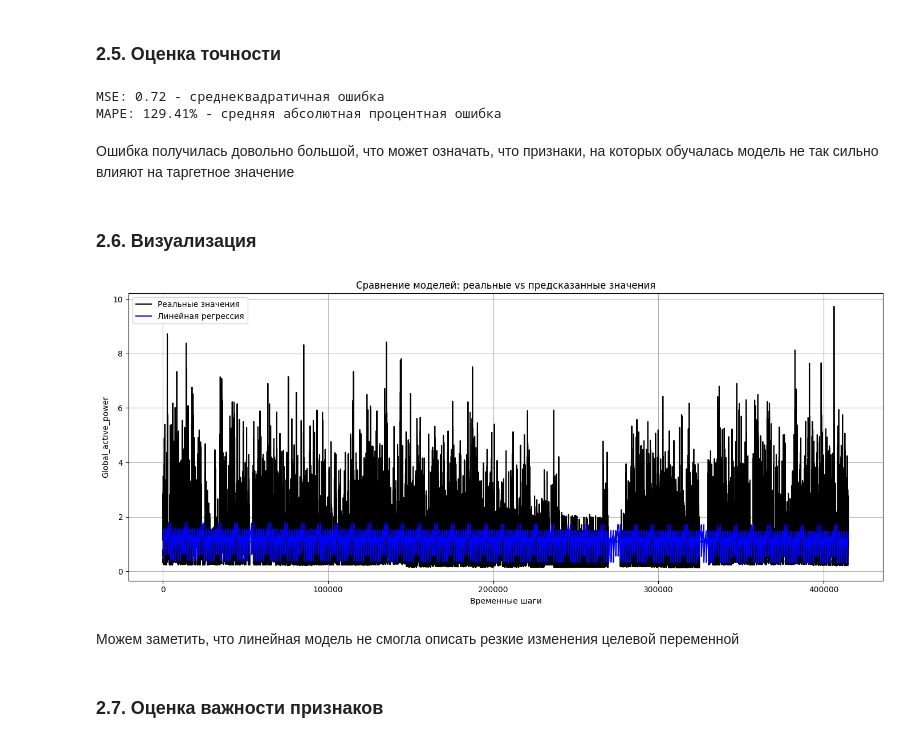
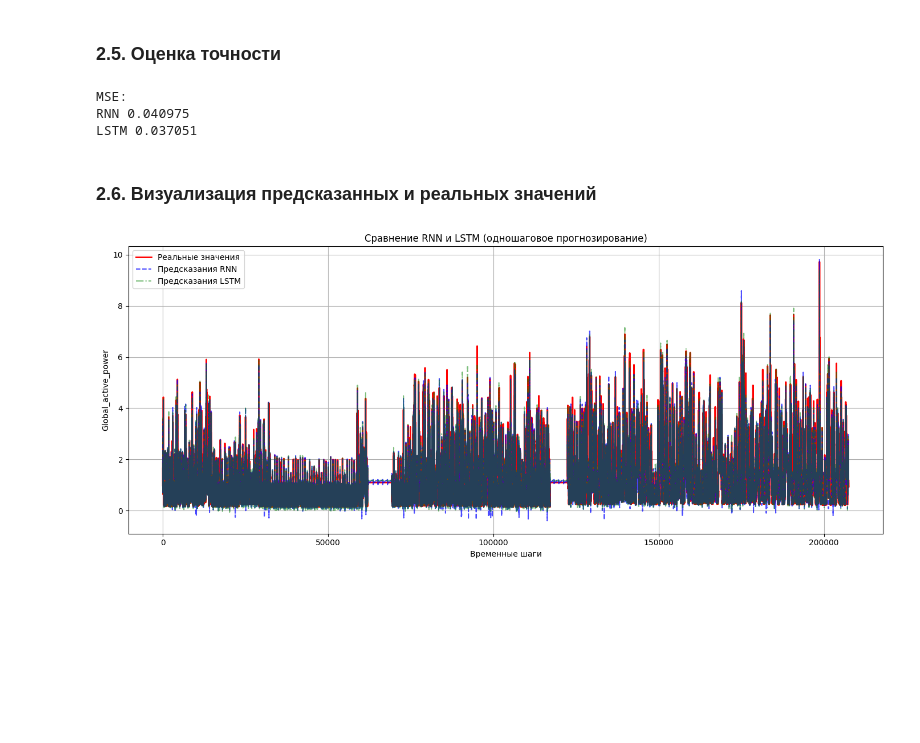
Before and after one commit to saitovmarat/Energy-Forecast, a Jupyter notebook: TS_Difference.ipynb, the cells around one changed output. Cells and saved outputs as stored; diff of their text form; code cells hidden in the pictures; blank space fills up the shorter version.

Commit message:
analyzed rnn and lstm models

```diff
--- a/TS_Difference.ipynb
+++ b/TS_Difference.ipynb
@@ -57,0 +89,7 @@ LinearRegression()
+# %%
+history_lstm = model_lstm.fit(
+    X_train, y_train,
+    epochs=5,
+    batch_size=256,
+    validation_data=(X_val, y_val)
+)
@@ -61,0 +120,3 @@ y_pred_lr_scaled = lr_model.predict(X_test_lr)
+# %%
+y_pred_rnn_scaled = model_rnn.predict(X_test)
+y_pred_lstm_scaled = model_lstm.predict(X_test)
@@ -73,32 +128,34 @@ y_pred_lr_unscaled = denormalize(scaler, y_pred_lr_scaled, target_feature, df.co
+# %%
+y_pred_rnn_unscaled = denormalize_one_step(scaler, y_pred_rnn_scaled, target_feature, df.columns)
+y_pred_lstm_unscaled = denormalize_one_step(scaler, y_pred_lstm_scaled, target_feature, df.columns)
 # %% [markdown]
 ### 2.5. Оценка точности
-# %%
-mse_lr = mean_squared_error(real_values, y_pred_lr_unscaled)
-mape_lr = mean_absolute_percentage_error(real_values, y_pred_lr_unscaled)
-
-print(f"MSE: {mse_lr:.2f} - среднеквадратичная ошибка")
-print(f"MAPE: {mape_lr * 100:.2f}% - cредняя абсолютная процентная ошибка")
-# %% [output]
-MSE: 0.72 - среднеквадратичная ошибка
-MAPE: 129.41% - cредняя абсолютная процентная ошибка
-# %% [markdown]
-Ошибка получилась довольно большой, что может означать, что признаки, на которых обучалась модель не так сильно влияют на таргетное значение
+# %%
+y_test_real_unscaled = denormalize_one_step(scaler, y_test, target_feature, df.columns)
+
+mse_rnn = mean_squared_error(y_test_real_unscaled, y_pred_rnn_unscaled)
+mse_lstm = mean_squared_error(y_test_real_unscaled, y_pred_lstm_unscaled)
+
+print('MSE:')
+print(f'RNN {mse_rnn:.6f}')
+print(f'LSTM {mse_lstm:.6f}')
+# %% [output]
+MSE:
+RNN 0.040975
+LSTM 0.037051
 # %% [markdown]
-### 2.6. Визуализация
+### 2.6. Визуализация предсказанных и реальных значений
 # %%
 plt.figure(figsize=(14, 6))
-plt.plot(real_values, label='Реальные значения', color='black')
-plt.plot(y_pred_lr_unscaled, label='Линейная регрессия', color='blue')
-plt.title('Сравнение моделей: реальные vs предсказанные значения')
+plt.plot(y_test_real_unscaled, label='Реальные значения', color='red', linewidth=2, alpha=1)
+plt.plot(y_pred_rnn_unscaled, label='Предсказания RNN', color='blue', linestyle='--', alpha=0.7)
+plt.plot(y_pred_lstm_unscaled, label='Предсказания LSTM', color='green', linestyle='-.', alpha=0.5)
+plt.title('Сравнение RNN и LSTM (одношаговое прогнозирование)')
 plt.xlabel('Временные шаги')
 plt.ylabel('Global_active_power')
 plt.legend()
 plt.grid(True)
 plt.tight_layout()
 plt.show()
 # %% [output]
-[figure, old version]
+[figure, new version]
-# %% [markdown]
-Можем заметить, что линейная модель не смогла описать резкие изменения целевой переменной
-# %% [markdown]
-### 2.7. Оценка важности признаков
```
Also changed, not shown: parts of 38 cells of this notebook.
